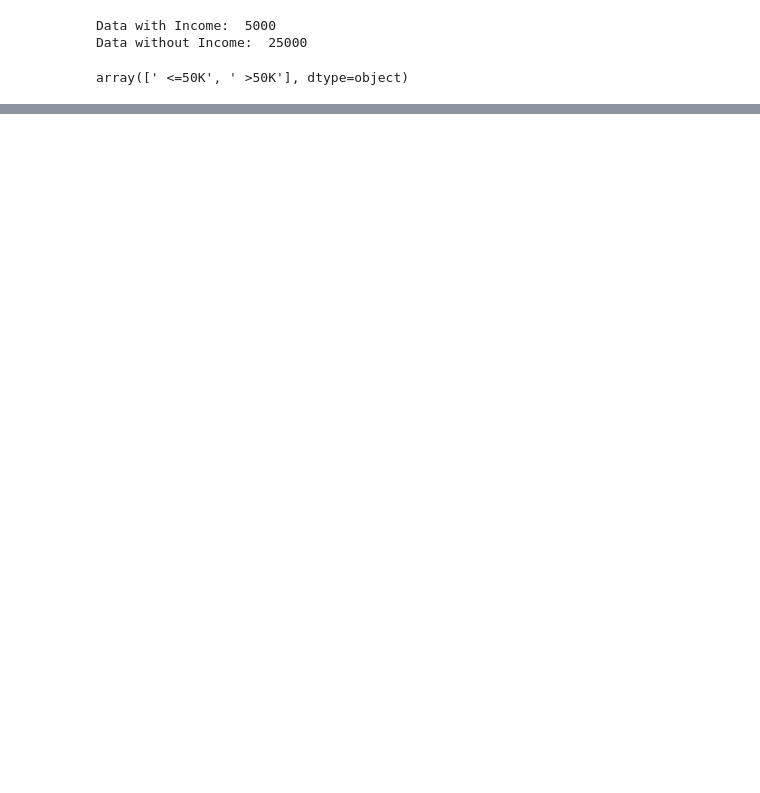
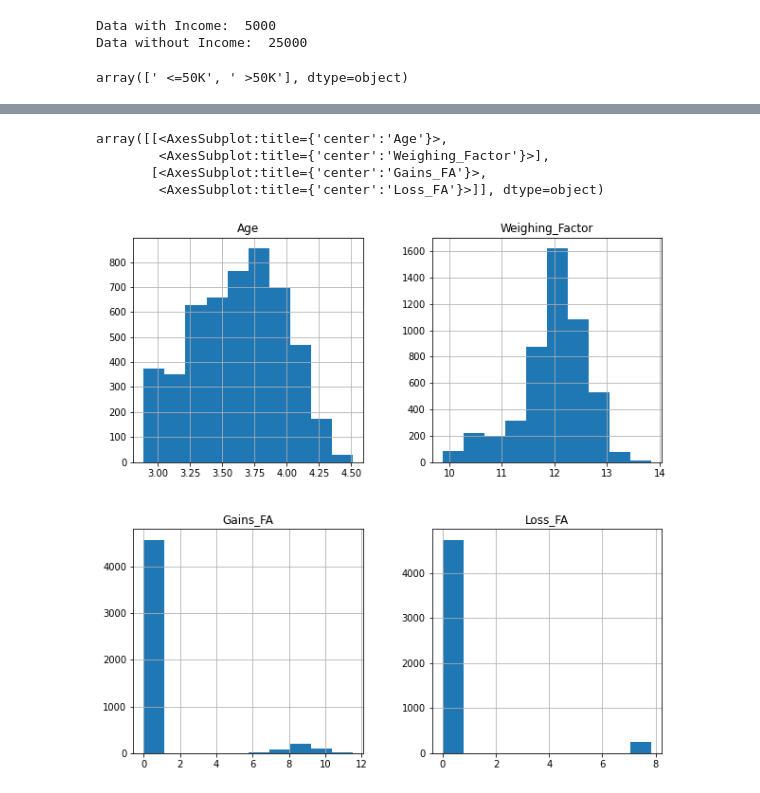
Before and after one commit to Kshitij301199/Income_Classification, a Jupyter notebook: data_exploration.ipynb, the cells around one changed output, grey strips where cells are left out. Cells and saved outputs as stored; diff of their text form; code cells hidden in the pictures; blank space fills up the shorter version.

```diff
--- a/data_exploration.ipynb
+++ b/data_exploration.ipynb
@@ -74,0 +131,13 @@ plt.xticks(rotation=90);
+# %%
+log_features = ["Age","Weighing_Factor","Gains_FA","Loss_FA"]
+gaussian_features = ["Schooling","Working_Time"]
+# %%
+log_features_vals = np.log1p(data_w_income[log_features])
+log_feature_df = pd.DataFrame(log_features_vals,columns=log_features)
+log_feature_df.hist(figsize=(10,10))
+# %% [output]
+array([[<AxesSubplot:title={'center':'Age'}>,
+        <AxesSubplot:title={'center':'Weighing_Factor'}>],
+       [<AxesSubplot:title={'center':'Gains_FA'}>,
+        <AxesSubplot:title={'center':'Loss_FA'}>]], dtype=object)
+[figure, added]
```
Also changed, not shown: parts of 27 cells of this notebook.
